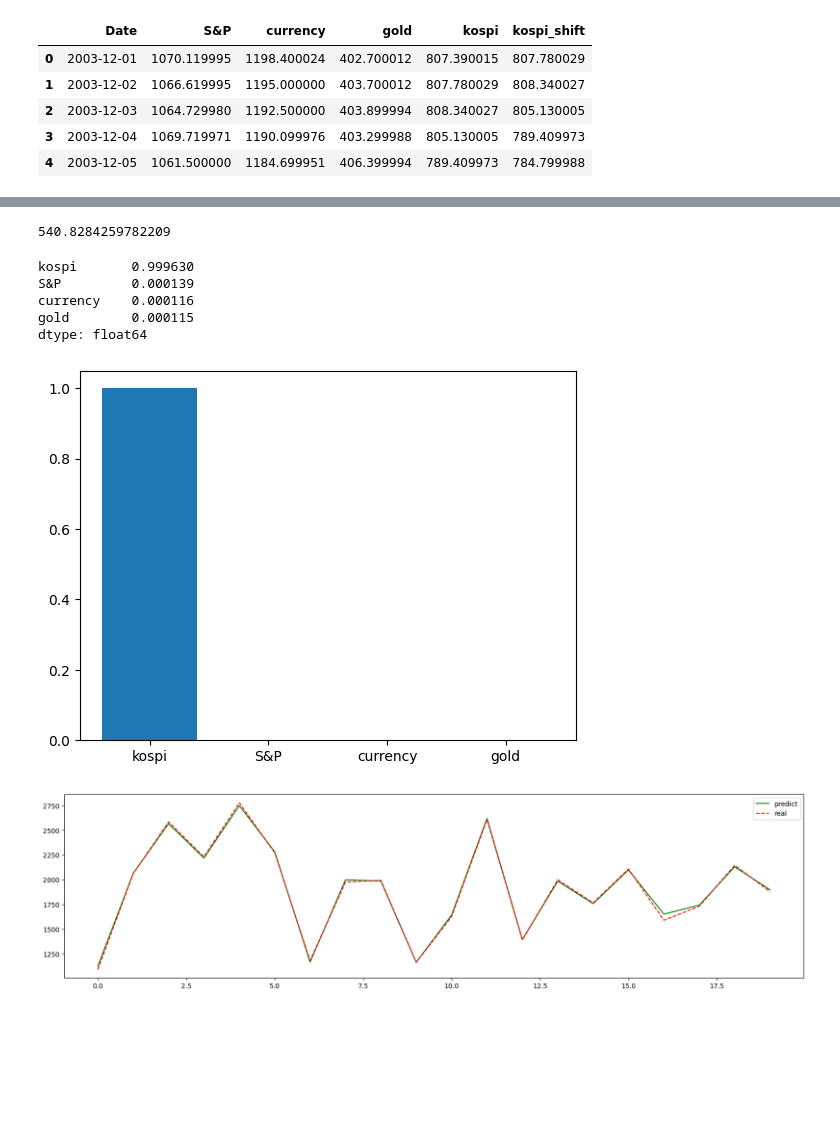
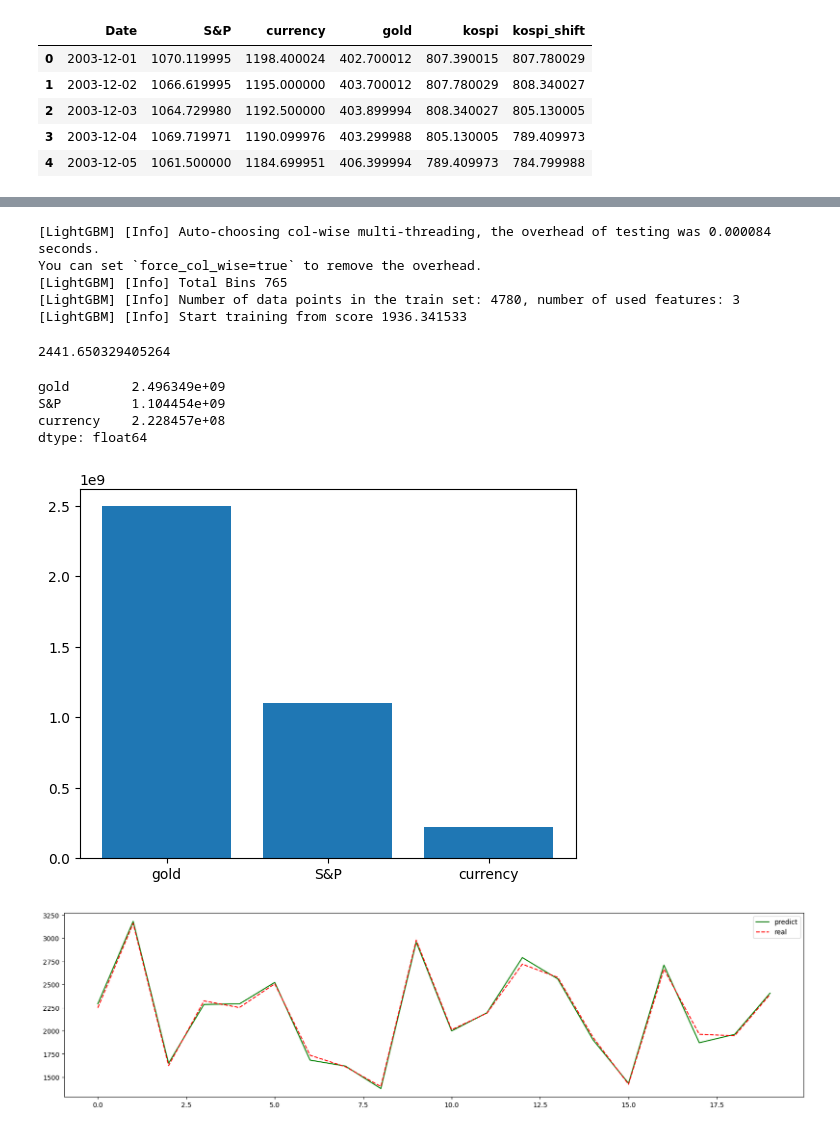
Before and after one commit to alan-kwak/CAIO6_team11, a Jupyter notebook: test_ml_wo_kospi.ipynb, the cells around one changed output, grey strips where cells are left out. Drawn from its saved outputs; the diff is of its cells as text; code cells hidden in the pictures; blank space fills up the shorter version.

```diff
--- a/test_ml_wo_kospi.ipynb
+++ b/test_ml_wo_kospi.ipynb
@@ -10,7 +10,7 @@ from xgboost import XGBRegressor
 from lightgbm import LGBMRegressor
 # %%
 SCALER = 'MINMAX'
-LAST_N = -20
+LAST_N = -15
 # %%
 df = pd.read_csv('total.csv')
 df.head()
@@ -33,9 +33,11 @@ df.tail()
 # %%
 # df = df.drop('Date', axis=1)
 df_1 = df.iloc[:LAST_N, :].copy()
-df_1 = df_1.drop('Date', axis=1)
+# df_1 = df_1.drop('Date', axis=1)
+df_1 = df_1.drop(['Date', 'kospi'], axis=1)
 print(df_1.tail())
-train_x, test_x, train_y, test_y = train_test_split(df_1.loc[:, 'S&P':'kospi'], df_1.loc[:, 'kospi_shift'], train_size=0.9)
+# train_x, test_x, train_y, test_y = train_test_split(df_1.loc[:, 'S&P':'kospi'], df_1.loc[:, 'kospi_shift'], train_size=0.9)
+train_x, test_x, train_y, test_y = train_test_split(df_1.loc[:, 'S&P':'gold'], df_1.loc[:, 'kospi_shift'], train_size=0.9)
 col_names = df_1.columns.values
 print(col_names)
 # %% [output]
@@ -102,14 +104,14 @@ params_rf = { 'n_estimators' : [10, 100],
             }
 params_list = [param_xgb, param_lgbm, params_rf]
 # %%
-# grid_result = pd.DataFrame(columns=['xgb', 'lgbm', 'rf'], index=['params', 'best'])
+grid_result = pd.DataFrame(columns=['xgb', 'lgbm', 'rf'], index=['params', 'best'])
 
-# for i in range(len(model_list)):
-#     grid_model = GridSearchCV(estimator=model_list[i], param_grid=params_list[i], scoring='neg_mean_squared_error', cv=3, n_jobs=-1)
-#     grid_model.fit(train_x, train_y)
-#     # grid_result.iloc[0, i] = grid_model.best_params_
-#     # grid_result.iloc[1, i] = grid_model.best_score_
-#     print(grid_model.best_params_)
-#     print(grid_model.best_score_)
+for i in range(len(model_list)):
+    grid_model = GridSearchCV(estimator=model_list[i], param_grid=params_list[i], scoring='neg_mean_squared_error', cv=3, n_jobs=-1)
+    grid_model.fit(train_x, train_y)
+    # grid_result.iloc[0, i] = grid_model.best_params_
+    # grid_result.iloc[1, i] = grid_model.best_score_
+    print(grid_model.best_params_)
+    print(grid_model.best_score_)
 
-# grid_result
+grid_result
@@ -116,9 +136,15 @@ params_list = [param_xgb, param_lgbm, params_rf]
 # %%
-rf = RandomForestRegressor(n_estimators=100, max_depth=10, min_samples_leaf=8, min_samples_split=8, random_state=99)
-rf.fit(train_data, train_y)
-pred = rf.predict(test_data)
+# model = RandomForestRegressor(n_estimators=100, max_depth=12, min_samples_leaf=16, min_samples_split=8, random_state=99)
+model = LGBMRegressor(learning_rate=0.2, max_depth=75, n_estimators=100, num_leaves=100)
+model.fit(train_data, train_y)
+pred = model.predict(test_data)
 
 result = mean_squared_error(test_y, pred)
 result
 # %% [output]
-540.8284259782209
+[LightGBM] [Info] Auto-choosing col-wise multi-threading, the overhead of testing was 0.000084 seconds.
+You can set `force_col_wise=true` to remove the overhead.
+[LightGBM] [Info] Total Bins 765
+[LightGBM] [Info] Number of data points in the train set: 4780, number of used features: 3
+[LightGBM] [Info] Start training from score 1936.341533
+2441.650329405264
@@ -125,15 +153,15 @@ result
 # %%
-rf_importances = pd.Series(rf.feature_importances_, index = train_x.columns)
-plt.bar(rf_importances.sort_values(ascending=False).index, rf_importances.sort_values(ascending=False))
-print(rf_importances.sort_values(ascending=False))
+# model_importances = pd.Series(rf.feature_importances_, index = train_x.columns)
+model_importances = pd.Series(model.booster_.feature_importance(importance_type='gain'), index = train_x.columns)
+plt.bar(model_importances.sort_values(ascending=False).index, model_importances.sort_values(ascending=False))
+print(model_importances.sort_values(ascending=False))
 plt.show()
 # %% [output]
-kospi       0.999630
-S&P         0.000139
-currency    0.000116
-gold        0.000115
+gold        2.496349e+09
+S&P         1.104454e+09
+currency    2.228457e+08
 dtype: float64
-[figure, old version]
+[figure, new version]
 # %%
 plt.figure(figsize=(20, 5))
 plt.plot(pred[-50:-30], 'g-', label='predict')
@@ -141,7 +169,7 @@ plt.plot(test_y[-50:-30].values, 'r--', label='real')
 plt.legend()
 plt.show()
 # %% [output]
-[figure, old version]
+[figure, new version]
 # %%
 # recent untested data prediction
 for i in col_names[:-1]:
```
Also changed, not shown: parts of 12 cells of this notebook, 2 other files.
